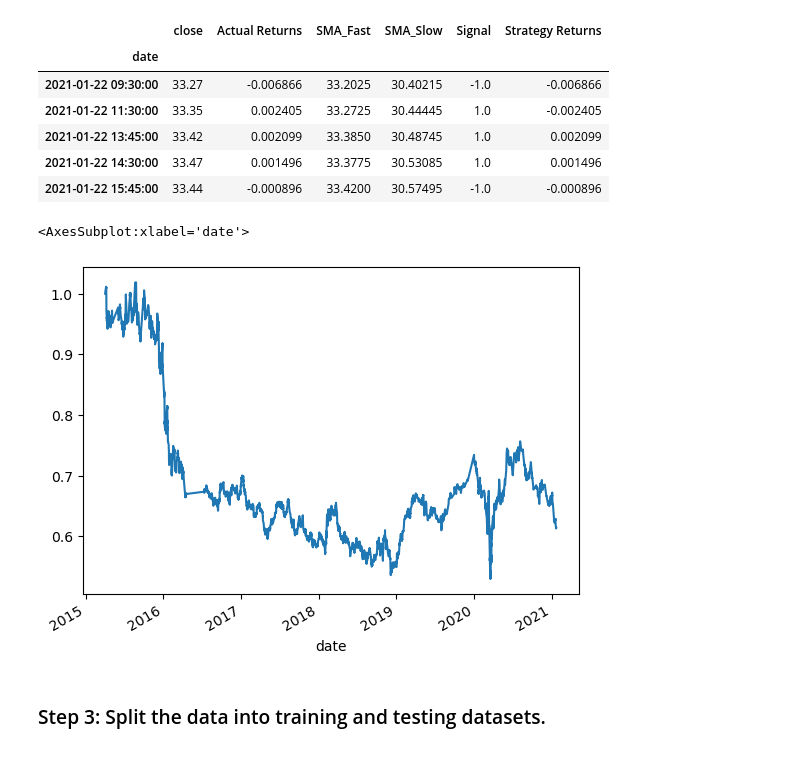
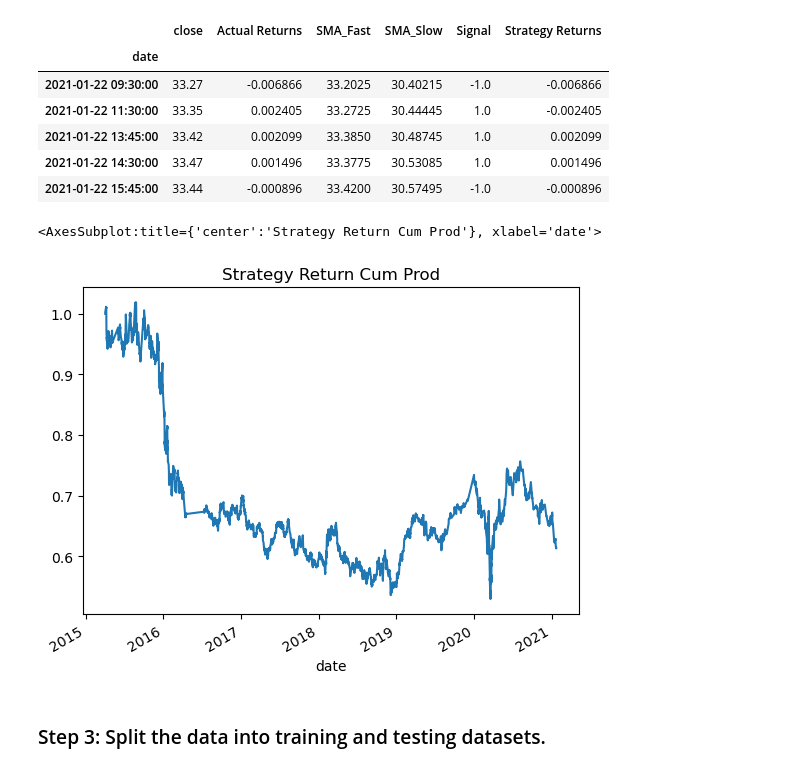
Before and after one commit to halamkim/challenge_14, a Jupyter notebook: machine_learning_trading_bot.ipynb, the cells around one changed output. Saved outputs shown, nothing was run; the diff lists cells and outputs as text; code cells hidden in the pictures.

```diff
--- a/machine_learning_trading_bot.ipynb
+++ b/machine_learning_trading_bot.ipynb
@@ -221,10 +221,10 @@ display(signals_df.tail())
 | 2021-01-22 15:45:00 | 33.44 | -0.000896 | 33.4200 | 30.57495 | -1.0 | -0.000896 |
 # %%
 # Plot Strategy Returns to examine performance
-(1 + signals_df['Strategy Returns']).cumprod().plot()
+(1 + signals_df['Strategy Returns']).cumprod().plot(title = 'Strategy Return Cum Prod')
 # %% [output]
-<AxesSubplot:xlabel='date'>
+<AxesSubplot:title={'center':'Strategy Return Cum Prod'}, xlabel='date'>
-[figure, old version]
+[figure, new version]
 # %% [markdown]
 ### Step 3: Split the data into training and testing datasets.
 # %%
```
Also changed, not shown: parts of 2 cells of this notebook.
